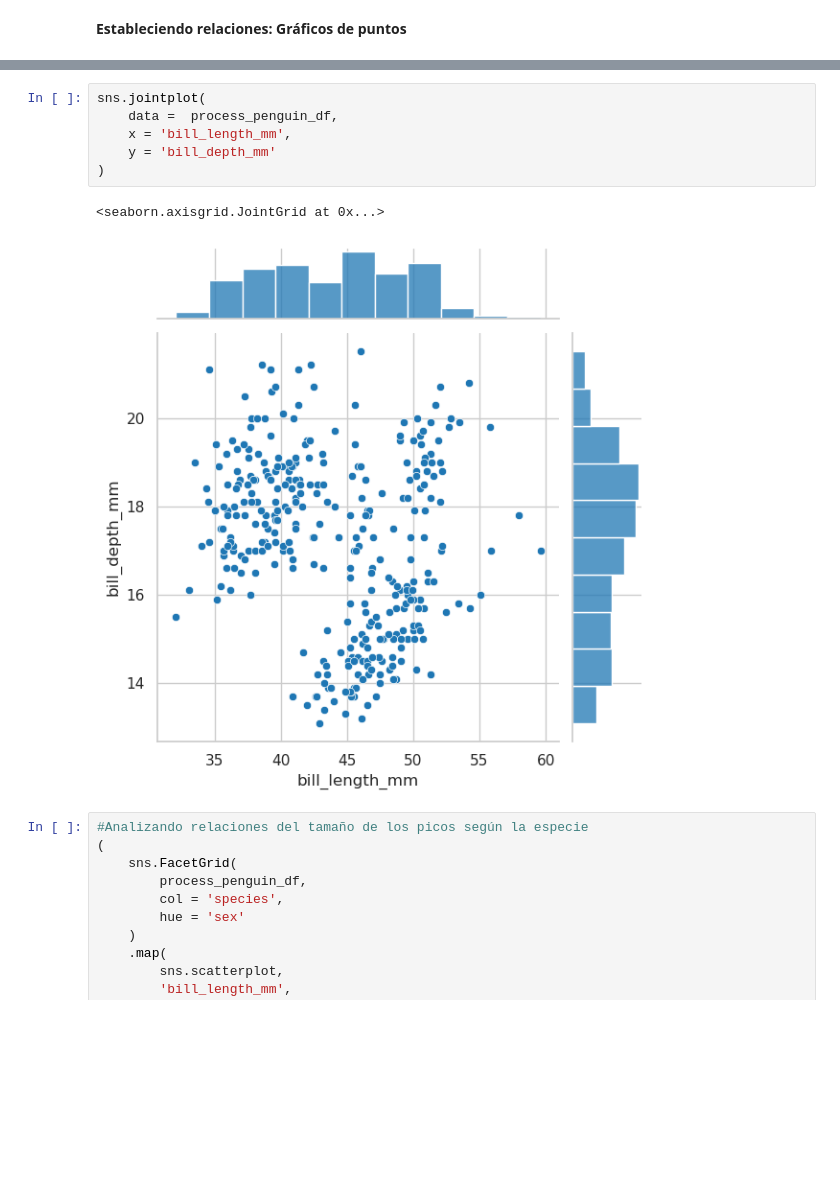
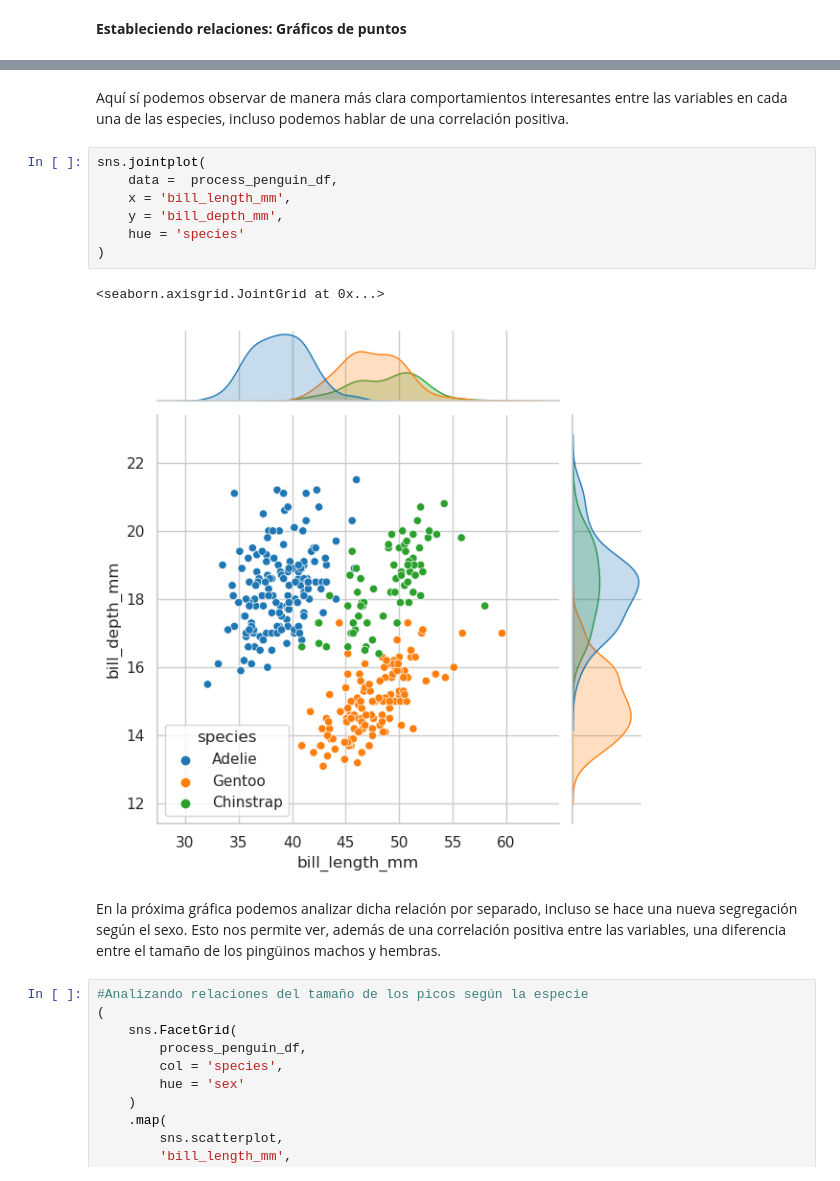
Before and after one commit to miguelfsosa/exploratory_analisis_penguin, a Jupyter notebook: Analisis_Exploratorio.ipynb, the cells around one changed output, grey strips where cells are left out. Drawn from its saved outputs; the diff is of its cells as text; blank space fills up the shorter version.

```diff
--- a/Analisis_Exploratorio.ipynb
+++ b/Analisis_Exploratorio.ipynb
@@ -848,12 +829,17 @@ sns.displot(
+# %% [markdown]
+Aquí sí podemos observar de manera más clara comportamientos interesantes entre las variables en cada una de las especies, incluso podemos hablar de una correlación positiva.
 # %%
 sns.jointplot(
     data =  process_penguin_df,
     x = 'bill_length_mm',
-    y = 'bill_depth_mm'
+    y = 'bill_depth_mm',
+    hue = 'species'
 )
 # %% [output]
 <seaborn.axisgrid.JointGrid at 0x...>
-[figure, old version]
+[figure, new version]
+# %% [markdown]
+En la próxima gráfica podemos analizar dicha relación por separado, incluso se hace una nueva segregación según el sexo. Esto nos permite ver, además de una correlación positiva entre las variables, una diferencia entre el tamaño de los pingüinos machos y hembras.
 # %%
 #Analizando relaciones del tamaño de los picos según la especie
 (
```
Also changed, not shown: parts of 31 cells of this notebook.
